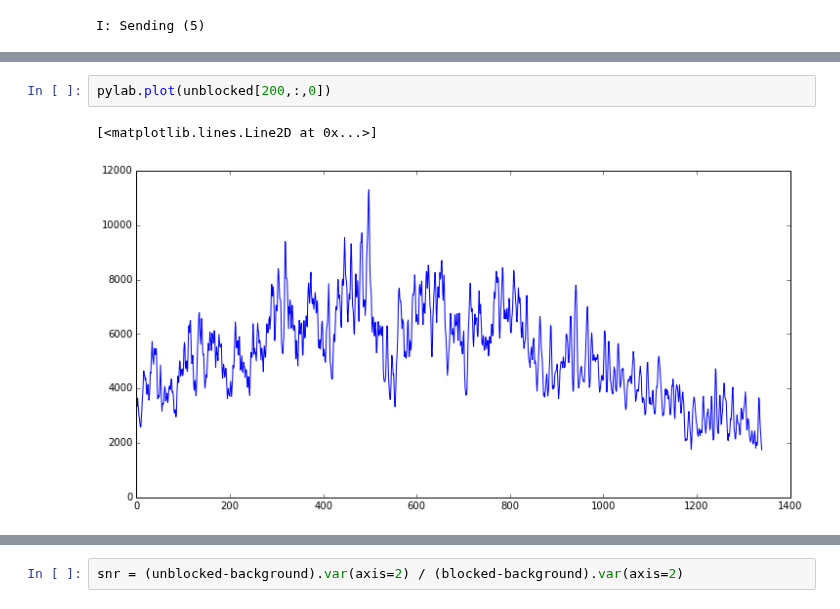
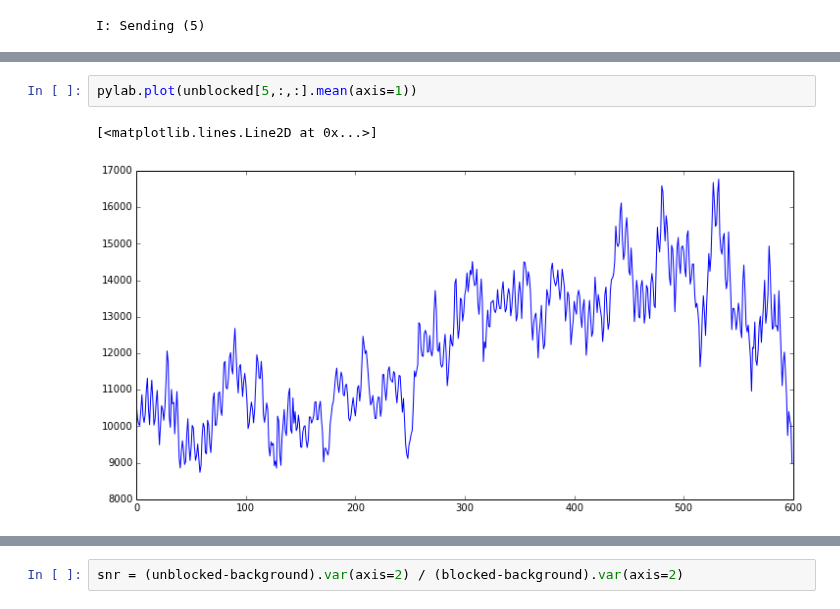
Before and after one commit to DawesLab/CCDimage, a Jupyter notebook: CCDimage.ipynb, the cells around one changed output, grey strips where cells are left out. Saved outputs shown, nothing was run; the diff lists cells and outputs as text.

```diff
--- a/CCDimage.ipynb
+++ b/CCDimage.ipynb
@@ -338,8 +380,8 @@ pylab.imshow(unblocked[:,:,:].mean(axis=2))
 # %%
-pylab.plot(unblocked[200,:,0])
+pylab.plot(unblocked[5,:,:].mean(axis=1))
 # %% [output]
 [<matplotlib.lines.Line2D at 0x...>]
-[figure, old version]
+[figure, new version]
 # %%
 pylab.imshow(unblocked[:,:,:].var(axis=2))
 # %% [output]
```
Also changed, not shown: parts of 36 cells of this notebook, 8 other files.
